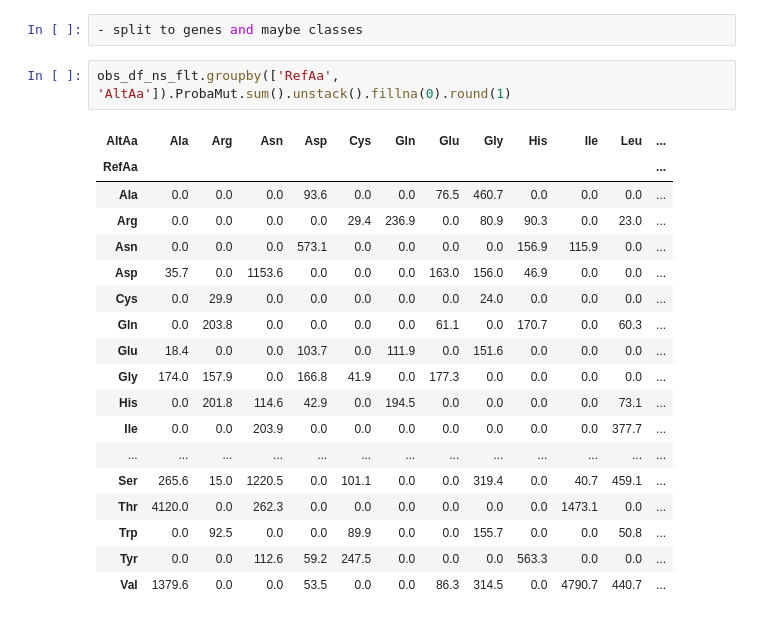
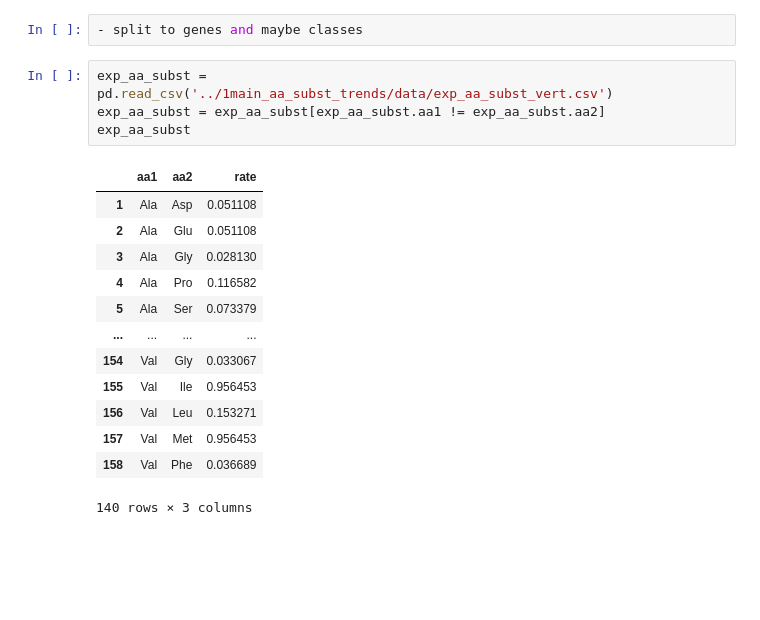
Before and after one commit to mitoclub/AminoAcidShift, a Jupyter notebook: vertebrates_aa_subst/collect_nonsyn_substitutions_vertebrates.ipynb, the cells around one changed output. Cells and saved outputs as stored; diff of their text form; blank space fills up the shorter version.

```diff
--- a/vertebrates_aa_subst/collect_nonsyn_substitutions_vertebrates.ipynb
+++ b/vertebrates_aa_subst/collect_nonsyn_substitutions_vertebrates.ipynb
@@ -697,24 +714,21 @@ obs_df_ns_flt['RefAa'] = obs_df_ns_flt['RefAa'].map(amino_acid_codes)
 obs_df_ns_flt['AltAa'] = obs_df_ns_flt['AltAa'].map(amino_acid_codes)
 # %%
 - split to genes and maybe classes
-# %%
-obs_df_ns_flt.groupby(['RefAa', 'AltAa']).ProbaMut.sum().unstack().fillna(0).round(1)
-# %% [output]
-| AltAa | Ala | Arg | Asn | Asp | Cys | Gln | Glu | Gly | His | Ile | Leu | ... |
-| RefAa |  |  |  |  |  |  |  |  |  |  |  | ... |
-| Ala | 0.0 | 0.0 | 0.0 | 93.6 | 0.0 | 0.0 | 76.5 | 460.7 | 0.0 | 0.0 | 0.0 | ... |
-| Arg | 0.0 | 0.0 | 0.0 | 0.0 | 29.4 | 236.9 | 0.0 | 80.9 | 90.3 | 0.0 | 23.0 | ... |
-| Asn | 0.0 | 0.0 | 0.0 | 573.1 | 0.0 | 0.0 | 0.0 | 0.0 | 156.9 | 115.9 | 0.0 | ... |
-| Asp | 35.7 | 0.0 | 1153.6 | 0.0 | 0.0 | 0.0 | 163.0 | 156.0 | 46.9 | 0.0 | 0.0 | ... |
-| Cys | 0.0 | 29.9 | 0.0 | 0.0 | 0.0 | 0.0 | 0.0 | 24.0 | 0.0 | 0.0 | 0.0 | ... |
-| Gln | 0.0 | 203.8 | 0.0 | 0.0 | 0.0 | 0.0 | 61.1 | 0.0 | 170.7 | 0.0 | 60.3 | ... |
-| Glu | 18.4 | 0.0 | 0.0 | 103.7 | 0.0 | 111.9 | 0.0 | 151.6 | 0.0 | 0.0 | 0.0 | ... |
-| Gly | 174.0 | 157.9 | 0.0 | 166.8 | 41.9 | 0.0 | 177.3 | 0.0 | 0.0 | 0.0 | 0.0 | ... |
-| His | 0.0 | 201.8 | 114.6 | 42.9 | 0.0 | 194.5 | 0.0 | 0.0 | 0.0 | 0.0 | 73.1 | ... |
-| Ile | 0.0 | 0.0 | 203.9 | 0.0 | 0.0 | 0.0 | 0.0 | 0.0 | 0.0 | 0.0 | 377.7 | ... |
-| ... | ... | ... | ... | ... | ... | ... | ... | ... | ... | ... | ... | ... |
-| Ser | 265.6 | 15.0 | 1220.5 | 0.0 | 101.1 | 0.0 | 0.0 | 319.4 | 0.0 | 40.7 | 459.1 | ... |
-| Thr | 4120.0 | 0.0 | 262.3 | 0.0 | 0.0 | 0.0 | 0.0 | 0.0 | 0.0 | 1473.1 | 0.0 | ... |
-| Trp | 0.0 | 92.5 | 0.0 | 0.0 | 89.9 | 0.0 | 0.0 | 155.7 | 0.0 | 0.0 | 50.8 | ... |
-| Tyr | 0.0 | 0.0 | 112.6 | 59.2 | 247.5 | 0.0 | 0.0 | 0.0 | 563.3 | 0.0 | 0.0 | ... |
-| Val | 1379.6 | 0.0 | 0.0 | 53.5 | 0.0 | 0.0 | 86.3 | 314.5 | 0.0 | 4790.7 | 440.7 | ... |
+# %%
+exp_aa_subst = pd.read_csv('../1main_aa_subst_trends/data/exp_aa_subst_vert.csv')
+exp_aa_subst = exp_aa_subst[exp_aa_subst.aa1 != exp_aa_subst.aa2]
+exp_aa_subst
+# %% [output]
+|  | aa1 | aa2 | rate |
+| 1 | Ala | Asp | 0.051108 |
+| 2 | Ala | Glu | 0.051108 |
+| 3 | Ala | Gly | 0.028130 |
+| 4 | Ala | Pro | 0.116582 |
+| 5 | Ala | Ser | 0.073379 |
+| ... | ... | ... | ... |
+| 154 | Val | Gly | 0.033067 |
+| 155 | Val | Ile | 0.956453 |
+| 156 | Val | Leu | 0.153271 |
+| 157 | Val | Met | 0.956453 |
+| 158 | Val | Phe | 0.036689 |
+140 rows × 3 columns
```
Also changed, not shown: parts of 10 cells of this notebook.
